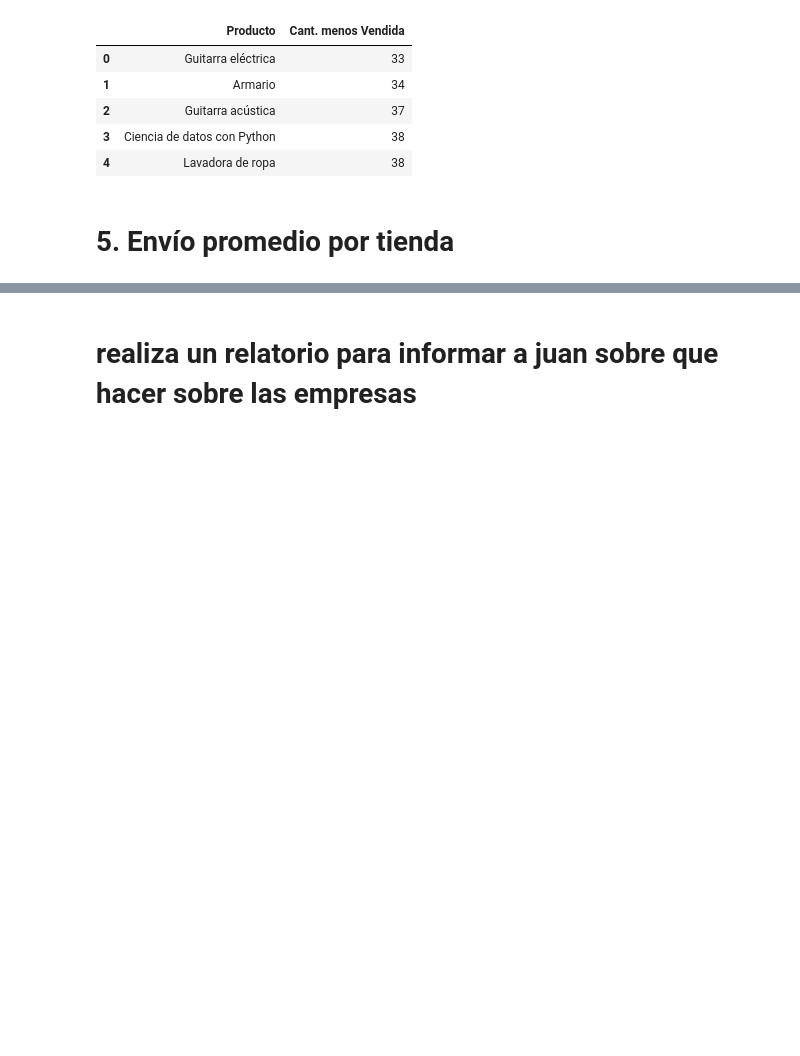
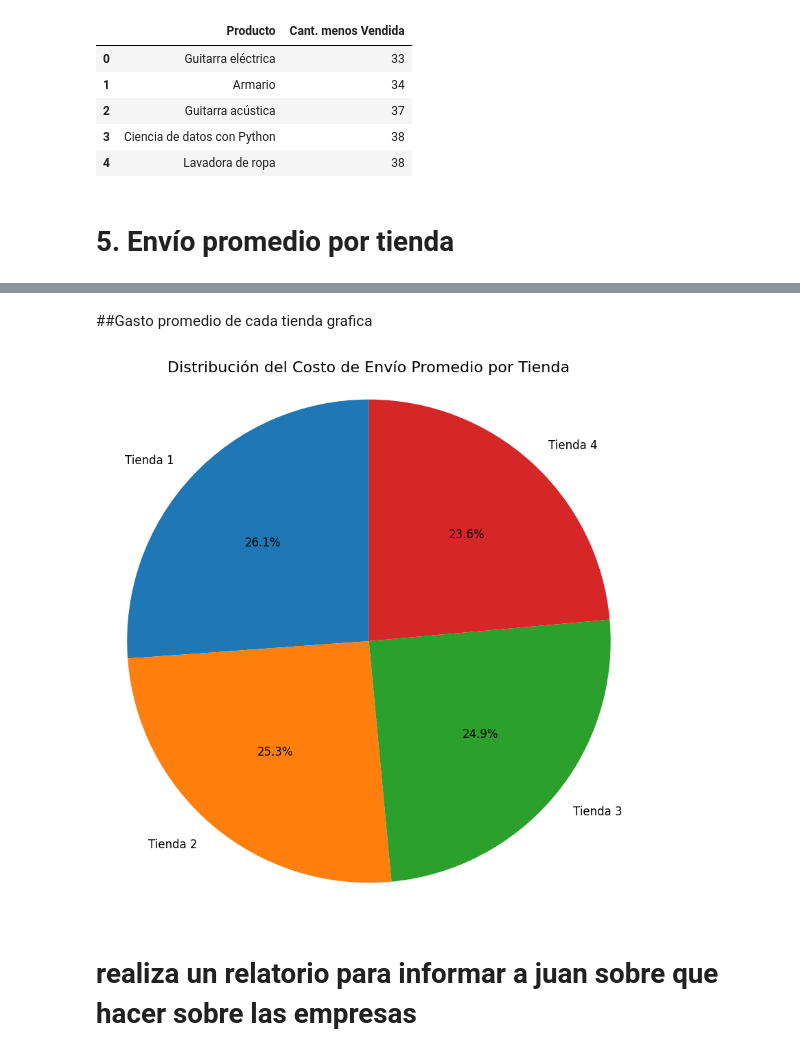
Before and after one commit to ghost22r/challenge-amigo-secreto-aluram, a Jupyter notebook: AluraStoreLatam.ipynb, the cells around one changed output, grey strips where cells are left out. Saved outputs shown, nothing was run; the diff lists cells and outputs as text; code cells hidden in the pictures; blank space fills up the shorter version.

```diff
--- a/AluraStoreLatam.ipynb
+++ b/AluraStoreLatam.ipynb
@@ -275,0 +292,7 @@ el costo de envio promedio de la tienda 4 es: 23,459.46
+# %%
+tiendas_envios = {'Tienda': ['Tienda 1', 'Tienda 2', 'Tienda 3', 'Tienda 4'], \
+                  'Costo de envio': [f'{costo_envio_tienda1:,.2f}', f'{costo_envio_tienda2:,.2f}', \
+                                     f'{costo_envio_tienda3:,.2f}', f'{costo_envio_tienda4:,.2f}']}
+# %%
+costo_envio_tiendas = pd.DataFrame(tiendas_envios)
+costo_envio_tiendas
@@ -276,2 +305,17 @@ el costo de envio promedio de la tienda 4 es: 23,459.46
+# %% [markdown]
+##Gasto promedio de cada tienda grafica
+# %%
+import matplotlib.pyplot as plt
+
+plt.figure(figsize=(10, 10))
+
+costo_envio_tiendas['Costo de envio'] = costo_envio_tiendas['Costo de envio'].str.replace(',', '').astype(float)
+
+plt.pie(costo_envio_tiendas['Costo de envio'], labels=costo_envio_tiendas['Tienda'], autopct='%1.1f%%', startangle=90, textprops={'fontsize': 12})
+plt.title('Distribución del Costo de Envío Promedio por Tienda', fontsize=16)
+plt.axis('equal')
+plt.show()
+# %% [output]
+[figure, added]
 # %% [markdown]
 # realiza un relatorio para informar a juan sobre que hacer sobre las empresas
```
Also changed, not shown: parts of 28 cells of this notebook.
